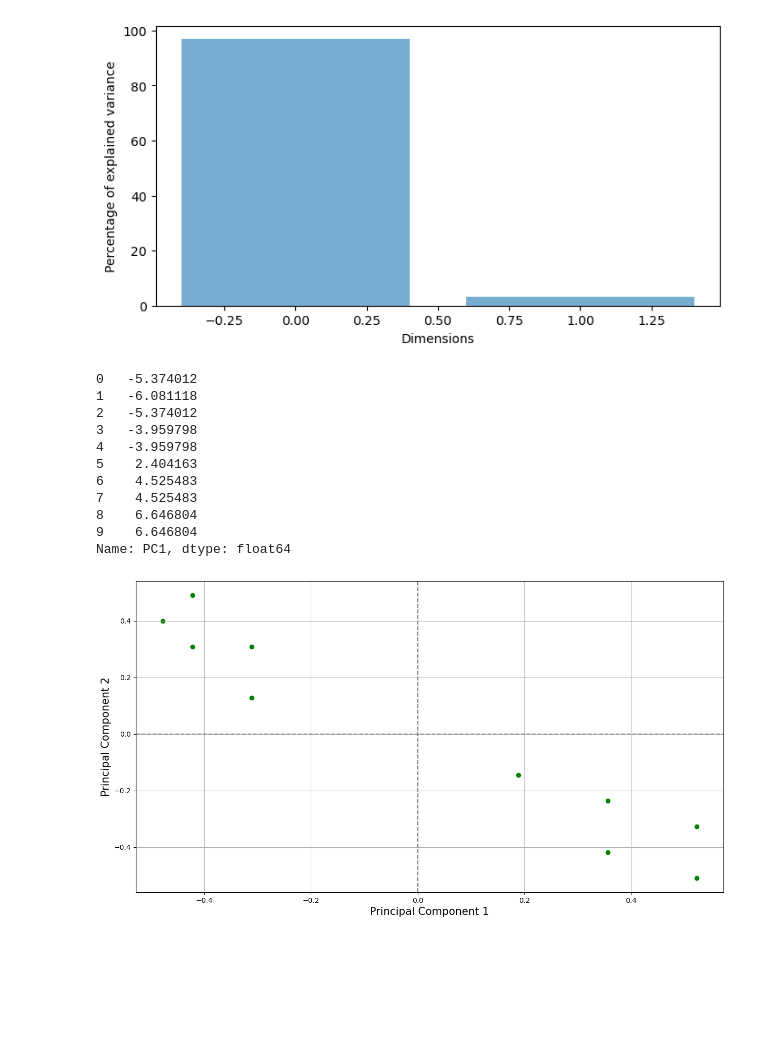
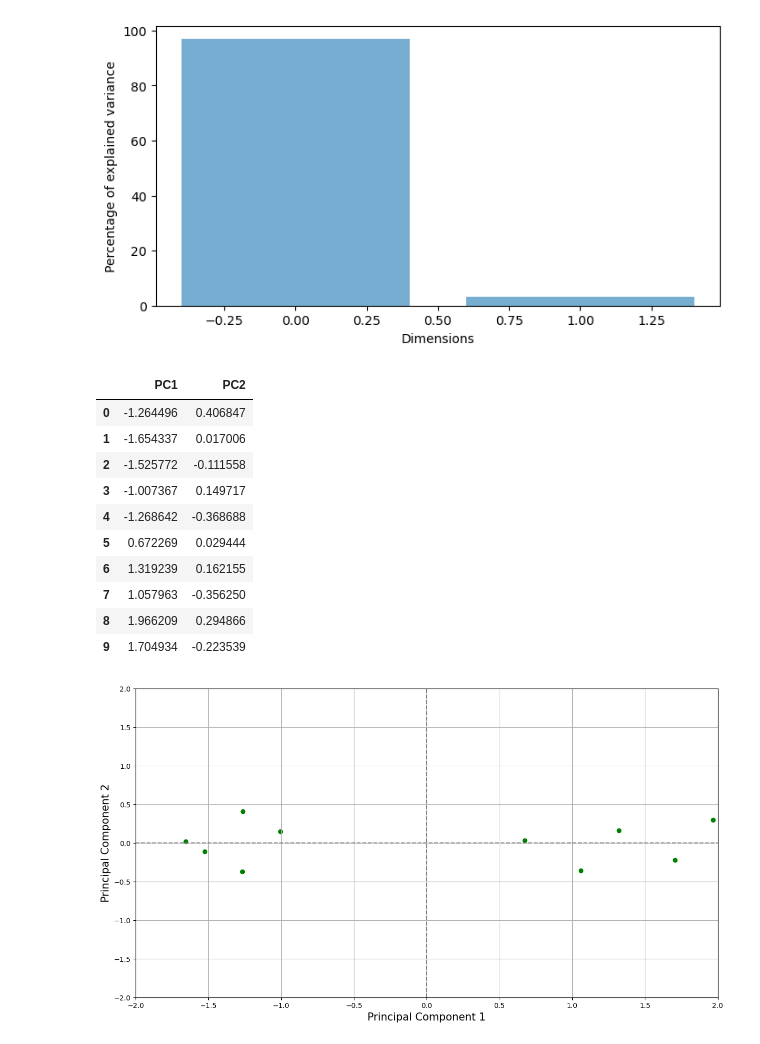
Before and after one commit to Hanh3103/MachineLearning, a Jupyter notebook: Uebung3/aufgabe_1.ipynb, the cells around one changed output. Drawn from its saved outputs; the diff is of its cells as text; code cells hidden in the pictures; blank space fills up the shorter version.

```diff
--- a/Uebung3/aufgabe_1.ipynb
+++ b/Uebung3/aufgabe_1.ipynb
@@ -45,3 +45,4 @@ X.plot.scatter(x='x1', y='x2', c='g')
 # %%
 # Standardize the data
-X = (X - X.mean()) / X.std(ddof=0)
+X = (X - X.mean())
+X
@@ -85,41 +109,46 @@ Text(0.5, 0, 'Dimensions')
 # %%
-# calculating our new axis // pca scores?
+# calculating our new axis
 pc1 = X.dot(eig_vectors[:,0])
+# pc1 = (-0,7071..) * x1 + (- 0,7071..) * x2
 pc2 = X.dot(eig_vectors[:,1])
-score_df = pd.DataFrame({'PC1': pc1,
+transfered_df = pd.DataFrame({'PC1': pc1,
                             'PC2' : pc2})
-score_df.iloc[:,0]
+transfered_df
 # %% [output]
-0   -5.374012
-1   -6.081118
-2   -5.374012
-3   -3.959798
-4   -3.959798
-5    2.404163
-6    4.525483
-7    4.525483
-8    6.646804
-9    6.646804
-Name: PC1, dtype: float64
+|  | PC1 | PC2 |
+| 0 | -1.264496 | 0.406847 |
+| 1 | -1.654337 | 0.017006 |
+| 2 | -1.525772 | -0.111558 |
+| 3 | -1.007367 | 0.149717 |
+| 4 | -1.268642 | -0.368688 |
+| 5 | 0.672269 | 0.029444 |
+| 6 | 1.319239 | 0.162155 |
+| 7 | 1.057963 | -0.356250 |
+| 8 | 1.966209 | 0.294866 |
+| 9 | 1.704934 | -0.223539 |
 # %%
 def plot_scatter(pc1, pc2):
     fig, ax = plt.subplots(figsize = (15, 8))
-    xs = score_df.iloc[:,0]
-    ys = score_df.iloc[:,1]
-    n=score_df.shape[1]
+    xs = transfered_df.iloc[:,0]
+    ys = transfered_df.iloc[:,1]
+    n=transfered_df.shape[1]
     # scaling x and y
-    scalex = 1.0/(xs.max()- xs.min())
-    scaley = 1.0/(ys.max()- ys.min())
-    plt.scatter(pc1*scalex, pc2*scaley, c = 'g')
+    # scalex = 1.0/(xs.max()- xs.min())
+    # scaley = 1.0/(ys.max()- ys.min())
+    # plt.scatter(pc1*scalex, pc2*scaley, c = 'g')
+    plt.scatter(pc1, pc2, c = 'g')
+
     ax.set_xlabel('Principal Component 1', fontsize = 15)
     ax.set_ylabel('Principal Component 2', fontsize = 15)
     ax.axhline(y=0, color="grey", linestyle="--")
     ax.axvline(x=0, color="grey", linestyle="--")
+    plt.xlim(-2,2)
+    plt.ylim(-2,2)
     plt.grid()
     plt.show()
 plot_scatter(pc1, pc2)
 # %% [output]
-[figure, old version]
+[figure, new version]
 # %%
 a = np.array([[1, 2], [2, 3]])
 b = np.array([3, 4])
```
Also changed, not shown: parts of 11 cells of this notebook, 1 other file.
